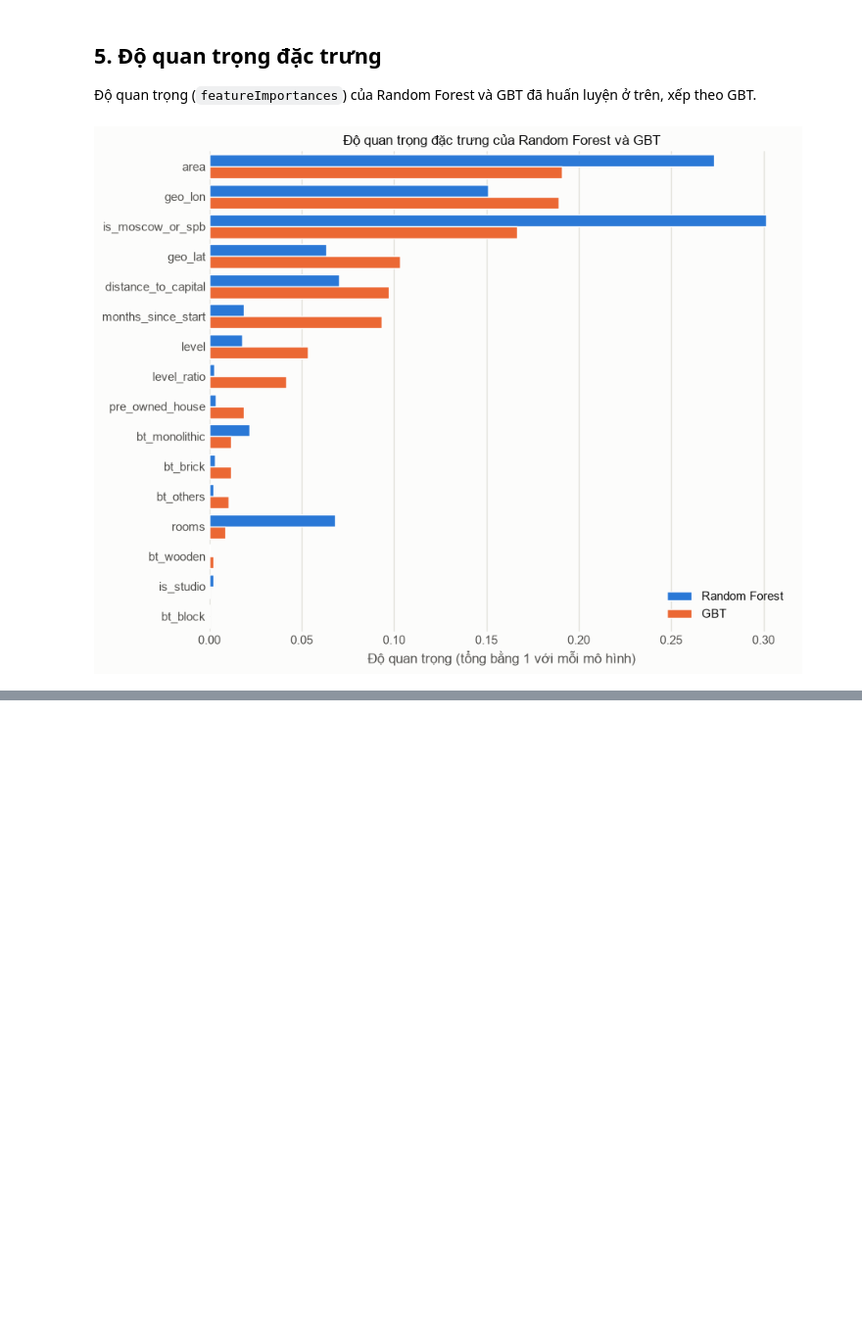
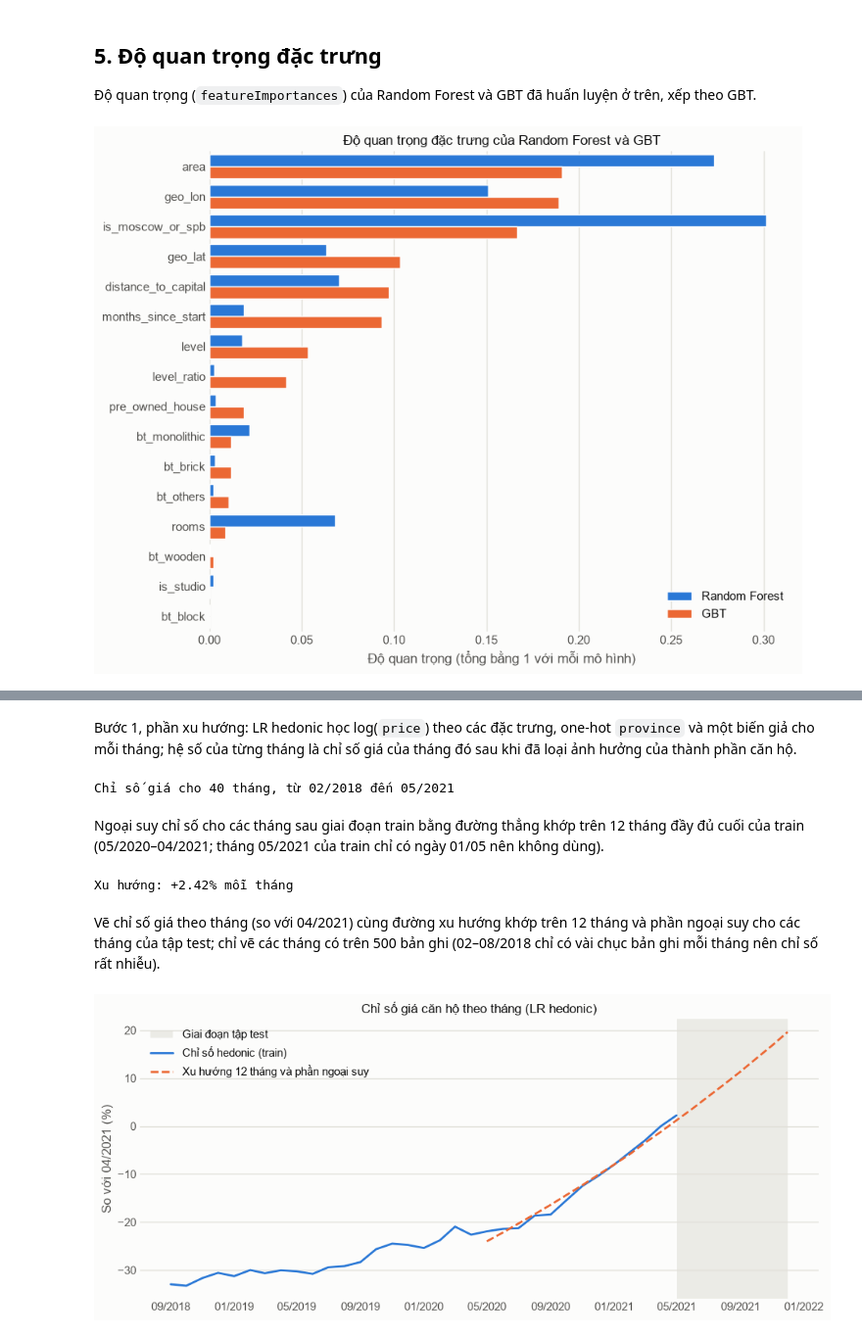
Before and after one commit to thiennguyen37-qn/Russian_Real_Estate, a Jupyter notebook: notebooks/04_modeling.ipynb, the cells around one changed output, grey strips where cells are left out. Shown at 98% size. Cells and saved outputs as stored; diff of their text form; code cells hidden in the pictures; blank space fills up the shorter version.

```diff
--- a/notebooks/04_modeling.ipynb
+++ b/notebooks/04_modeling.ipynb
@@ -125,0 +148,59 @@ plt.show()
+# %% [markdown]
+Bước 1, phần xu hướng: LR hedonic học log(`price`) theo các đặc trưng, one-hot `province` và một biến giả cho mỗi tháng; hệ số của từng tháng là chỉ số giá của tháng đó sau khi đã loại ảnh hưởng của thành phần căn hộ.
+# %%
+# Tỉnh mốc là tỉnh nhiều bản ghi nhất (frequencyAsc xếp tỉnh này cuối cùng để OneHotEncoder bỏ đi);
+# biến giả tháng giữ đủ và thay cho hệ số chặn để tránh đa cộng tuyến
+hedonic = Pipeline(stages=[
+    StringIndexer(inputCol="province", outputCol="province_idx", stringOrderType="frequencyAsc"),
+    OneHotEncoder(inputCols=["province_idx"], outputCols=["province_ohe"]),
+    OneHotEncoder(inputCols=["months_since_start"], outputCols=["month_ohe"], dropLast=False),
+    VectorAssembler(inputCols=FEATS + ["province_ohe", "month_ohe"], outputCol="features"),
+    LinearRegression(featuresCol="features", labelCol="label", fitIntercept=False),
+]).fit(train_gbt)
+n_months = hedonic.stages[2].categorySizes[0]
+month_index = hedonic.stages[-1].coefficients.toArray()[-n_months:]
+print(f"Chỉ số giá cho {n_months} tháng, từ 02/2018 đến {(pd.Period('2018-02', 'M') + n_months - 1).strftime('%m/%Y')}")
+# %% [output]
+Chỉ số giá cho 40 tháng, từ 02/2018 đến 05/2021
+# %% [markdown]
+Ngoại suy chỉ số cho các tháng sau giai đoạn train bằng đường thẳng khớp trên 12 tháng đầy đủ cuối của train (05/2020–04/2021; tháng 05/2021 của train chỉ có ngày 01/05 nên không dùng).
+# %%
+TREND_MONTHS = 12
+fit_months = np.arange(LAST_MONTH - TREND_MONTHS, LAST_MONTH)
+slope, intercept = np.polyfit(fit_months, month_index[fit_months], 1)
+print(f"Xu hướng: {100 * (np.exp(slope) - 1):+.2f}% mỗi tháng")
+# %% [output]
+Xu hướng: +2.42% mỗi tháng
+# %% [markdown]
+Vẽ chỉ số giá theo tháng (so với 04/2021) cùng đường xu hướng khớp trên 12 tháng và phần ngoại suy cho các tháng của tập test; chỉ vẽ các tháng có trên 500 bản ghi (02–08/2018 chỉ có vài chục bản ghi mỗi tháng nên chỉ số rất nhiễu).
+# %%
+import matplotlib.pyplot as plt
+import matplotlib.dates as mdates
+import seaborn as sns
+
+to_date = lambda m: (pd.Period("2018-02", "M") + int(m)).to_timestamp()
+test_months = np.arange(LAST_MONTH, test_gbt.agg(F.max("months_since_start")).first()[0] + 1)
+ref = month_index[LAST_MONTH - 1]  # 04/2021
+trend_range = np.arange(fit_months[0], test_months[-1] + 1)
+month_counts = train_gbt.groupBy("months_since_start").count().toPandas().set_index("months_since_start")["count"]
+shown = [m for m in range(n_months) if month_counts.get(m, 0) > 500]
+index_df = pd.DataFrame({"Tháng": [to_date(m) for m in shown], "Chỉ số (%)": 100 * (np.exp(month_index[shown] - ref) - 1)})
+trend_df = pd.DataFrame({"Tháng": [to_date(m) for m in trend_range],
+                         "Chỉ số (%)": 100 * (np.exp(intercept + slope * trend_range - ref) - 1)})
+
+fig, ax = plt.subplots(figsize=(10, 4.5))
+ax.axvspan(to_date(test_months[0]), to_date(test_months[-1]), color="#e1e0d9", alpha=0.6, linewidth=0, label="Giai đoạn tập test")
+sns.lineplot(data=index_df, x="Tháng", y="Chỉ số (%)", color="#2a78d6", linewidth=2, label="Chỉ số hedonic (train)", ax=ax)
+sns.lineplot(data=trend_df, x="Tháng", y="Chỉ số (%)", color="#eb6834", linewidth=2, linestyle="--",
+             label=f"Xu hướng {TREND_MONTHS} tháng và phần ngoại suy", ax=ax)
+ax.xaxis.set_major_formatter(mdates.DateFormatter("%m/%Y"))
+ax.set(xlabel=None, ylabel="So với 04/2021 (%)", title="Chỉ số giá căn hộ theo tháng (LR hedonic)")
+ax.legend(title=None, frameon=False, loc="upper left")
+ax.grid(axis="y", linewidth=1)
+ax.set_axisbelow(True)
+ax.tick_params(length=0)
+sns.despine(left=True, bottom=True)
+plt.tight_layout()
+plt.show()
+# %% [output]
+[figure, added]
```
Also changed, not shown: parts of 26 cells of this notebook.
